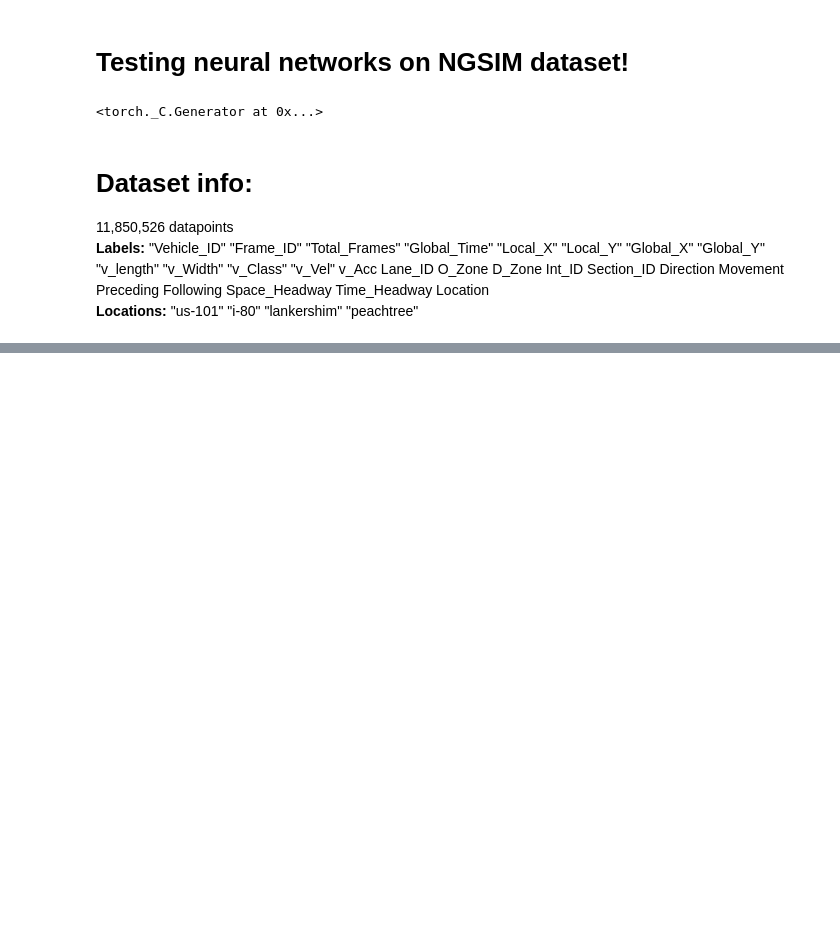
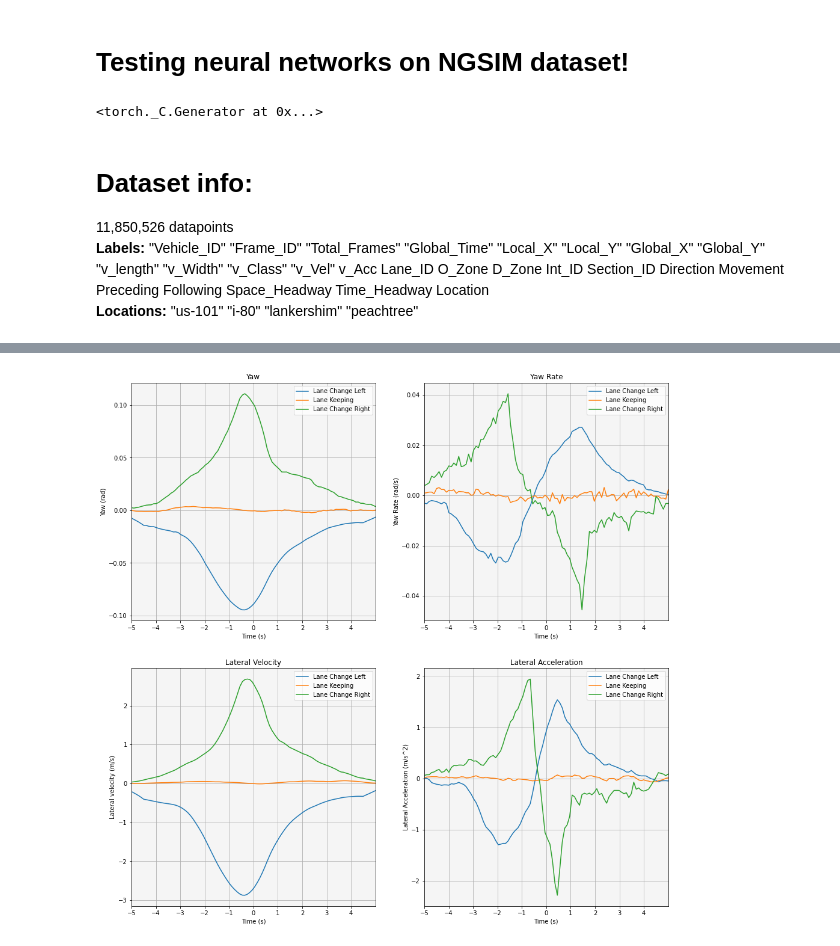
Before and after one commit to ECE228SharedDesktop/NGSIM_predict, a Jupyter notebook: NGSIM_Testing.ipynb, the cells around one changed output, grey strips where cells are left out. Drawn from its saved outputs; the diff is of its cells as text; code cells hidden in the pictures; blank space fills up the shorter version.

Commit message:
made graphs

```diff
--- a/NGSIM_Testing.ipynb
+++ b/NGSIM_Testing.ipynb
@@ -305,0 +270,74 @@ class predictMLP(nn.Module):
+# %%
+# Reverse engineer data for graphs:
+data = data_with_labels[0]
+labels = data_with_labels[1]
+left_index = labels[:, 0].astype(bool)
+keep_index = labels[:, 1].astype(bool)
+right_index = labels[:, 2].astype(bool)
+
+left_data = data[left_index, :]
+keep_data = data[keep_index, :]
+right_data = data[right_index, :]
+
+left_avg = np.average(left_data, axis=0)
+keep_avg = np.average(keep_data, axis=0)
+right_avg = np.average(right_data, axis=0)
+# Ax1 plotting
+fig, ((ax1, ax2), (ax3, ax4)) = plt.subplots(2, 2)
+fig.set_size_inches(16, 16)
+
+def smooth(y, box_pts=11):
+    box = np.ones(box_pts)/box_pts
+    y_smooth = np.convolve(y, box, mode='same')
+    return y_smooth
+time_frame = np.linspace(-5,5,num=100)
+
+ax1.plot(time_frame, smooth(left_avg[:, 0]))
+ax1.plot(time_frame, smooth(keep_avg[:, 0]))
+ax1.plot(time_frame, smooth(right_avg[:, 0]))
+ax1.legend(["Lane Change Left", "Lane Keeping", "Lane Change Right"])
+ax1.title.set_text("Yaw")
+ax1.grid()
+ax1.set_xlim([-5, 5])
+ax1.set_xticks(range(-5,5))
+ax1.set_xlabel("Time (s)")
+ax1.set_ylabel("Yaw (rad)")
+ax1.set_facecolor('whitesmoke')
+
+ax2.plot(time_frame, smooth(left_avg[:, 1], 30))
+ax2.plot(time_frame, smooth(keep_avg[:, 1], 30))
+ax2.plot(time_frame, smooth(right_avg[:, 1], 30))
+ax2.legend(["Lane Change Left", "Lane Keeping", "Lane Change Right"])
+ax2.title.set_text("Yaw Rate")
+ax2.grid()
+ax2.set_xlim([-5, 5])
+ax2.set_xticks(range(-5,5))
+ax2.set_xlabel("Time (s)")
+ax2.set_ylabel("Yaw Rate (rad/s)")
+ax2.set_facecolor('whitesmoke')
+
+ax3.plot(time_frame, smooth(left_avg[:, 2]))
+ax3.plot(time_frame, smooth(keep_avg[:, 2]))
+ax3.plot(time_frame, smooth(right_avg[:, 2]))
+ax3.legend(["Lane Change Left", "Lane Keeping", "Lane Change Right"])
+ax3.title.set_text("Lateral Velocity")
+ax3.grid()
+ax3.set_xlim([-5, 5])
+ax3.set_xticks(range(-5,5))
+ax3.set_xlabel("Time (s)")
+ax3.set_ylabel("Lateral velocity (m/s)")
+ax3.set_facecolor('whitesmoke')
+
+ax4.plot(time_frame, smooth(left_avg[:, 3]))
+ax4.plot(time_frame, smooth(keep_avg[:, 3]))
+ax4.plot(time_frame, smooth(right_avg[:, 3]))
+ax4.legend(["Lane Change Left", "Lane Keeping", "Lane Change Right"])
+ax4.title.set_text("Lateral Acceleration")
+ax4.grid()
+ax4.set_xlim([-5, 5])
+ax4.set_xticks(range(-5,5))
+ax4.set_xlabel("Time (s)")
+ax4.set_ylabel("Lateral Acceleration (m/s^2)")
+ax4.set_facecolor('whitesmoke')
+# %% [output]
+[figure, added]
```
Also changed, not shown: parts of 4 cells of this notebook, 1 other file.
